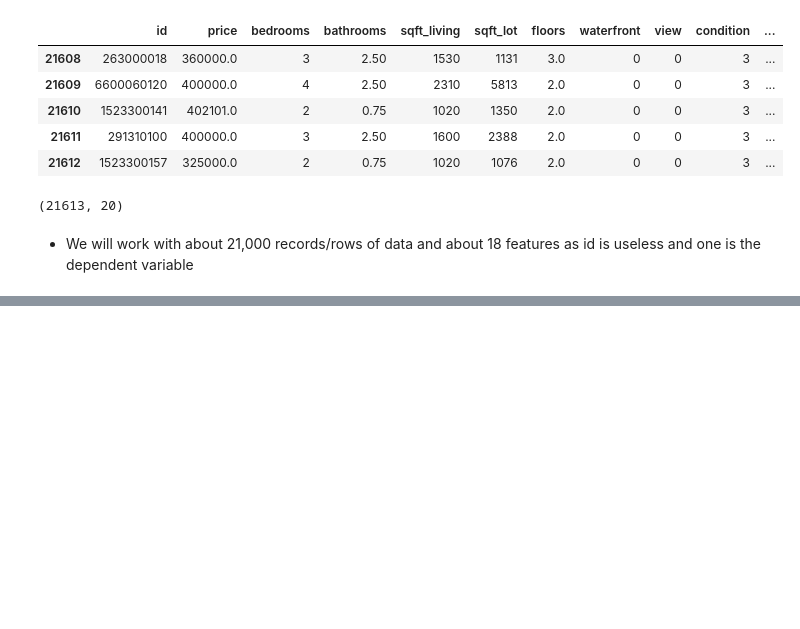
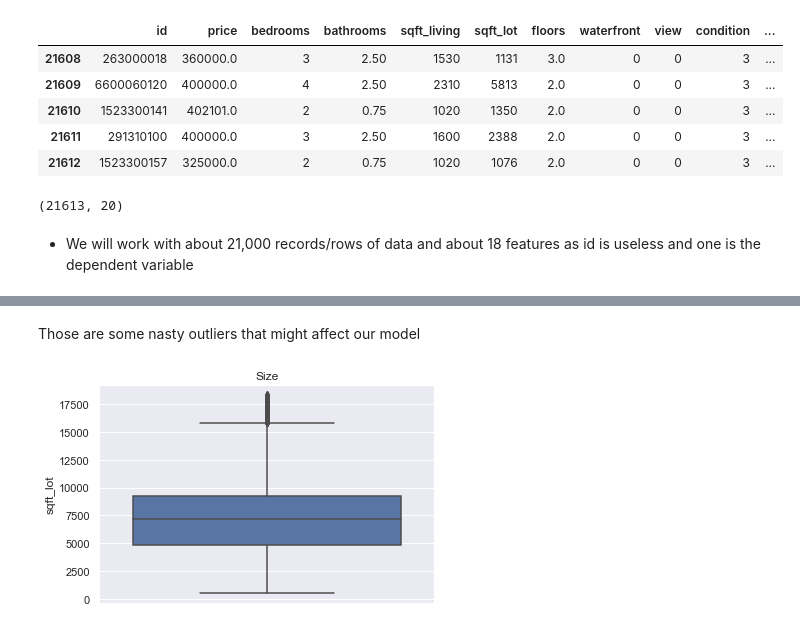
Before and after one commit to mbururyan/HAAS-house-prices, a Jupyter notebook: house-price-reg.ipynb, the cells around one changed output, grey strips where cells are left out. Saved outputs shown, nothing was run; the diff lists cells and outputs as text; code cells hidden in the pictures; blank space fills up the shorter version.

```diff
--- a/house-price-reg.ipynb
+++ b/house-price-reg.ipynb
@@ -78,0 +234,20 @@ df.shape
+# %% [markdown]
+Those are some nasty outliers that might affect our model
+# %%
+# Will use the IQR method
+
+q25 = df['sqft_lot'].quantile(0.25)
+q75 = df['sqft_lot'].quantile(0.75)
+
+IQR = q75 - q25
+
+lower_limit = q25 - 1.5 * IQR
+upper_limit = q75 + 1.5 * IQR
+
+df = df[df['sqft_lot'] < upper_limit]
+
+sns.boxplot(data=df, y = 'sqft_lot')
+plt.title('Size')
+plt.show()
+# %% [output]
+[figure, added]
```
Also changed, not shown: parts of 40 cells of this notebook.
